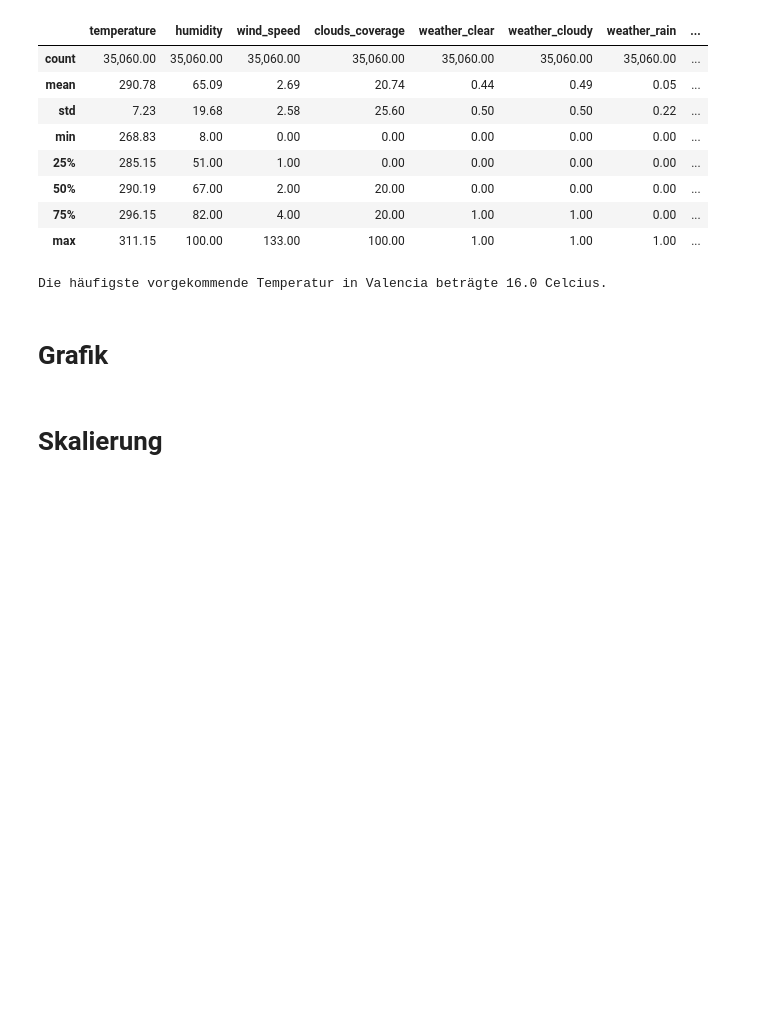
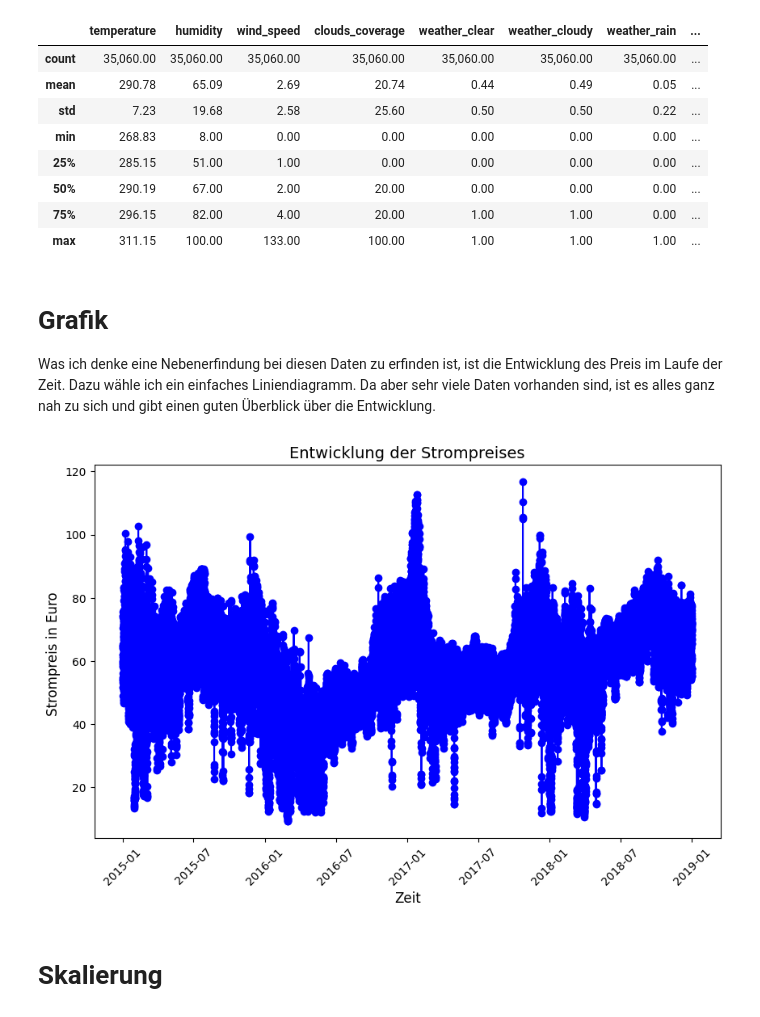
Before and after one commit to sleepz103/Machine-Learning, a Jupyter notebook: data_description.ipynb, the cells around one changed output. Drawn from its saved outputs; the diff is of its cells as text; code cells hidden in the pictures; blank space fills up the shorter version.

Commit message:
added graphic

```diff
--- a/data_description.ipynb
+++ b/data_description.ipynb
@@ -41,13 +42,26 @@ valencia_energy_data.describe().map('{:,.2f}'.format)
 | 50% | 290.19 | 67.00 | 2.00 | 20.00 | 0.00 | 0.00 | 0.00 | ... |
 | 75% | 296.15 | 82.00 | 4.00 | 20.00 | 1.00 | 1.00 | 0.00 | ... |
 | max | 311.15 | 100.00 | 133.00 | 100.00 | 1.00 | 1.00 | 1.00 | ... |
-# %%
-temperatureModeInCelcius = valencia_data["temperature"].mode() -273.15
-print(f"Die häufigste vorgekommende Temperatur in Valencia beträgte {temperatureModeInCelcius[0]} Celcius.")
-# %% [output]
-Die häufigste vorgekommende Temperatur in Valencia beträgte 16.0 Celcius.
 # %% [markdown]
 # Grafik
+Was ich denke eine Nebenerfindung bei diesen Daten zu erfinden ist, ist die Entwicklung des Preis im Laufe der Zeit. Dazu wähle ich ein einfaches Liniendiagramm. Da aber sehr viele Daten vorhanden sind, ist es alles ganz nah zu sich und gibt einen guten Überblick über die Entwicklung.
+# %%
+df = pandas.DataFrame(valencia_data)
+
+df['timestamp'] = pandas.to_datetime(df['timestamp'], format='%d/%m/%Y %H:%M')
+
+plt.figure(figsize=(10, 6))
+plt.plot(df['timestamp'], df['price'], marker='o', color='blue')
+
+plt.title("Entwicklung der Strompreises", fontsize=14)
+plt.xlabel("Zeit", fontsize=12)
+plt.ylabel("Strompreis in Euro ", fontsize=12)
+
+plt.xticks(rotation=45)
+
+plt.show()
+# %% [output]
+[figure, added]
 # %% [markdown]
 # Skalierung
 # %%
```
Also changed, not shown: parts of 3 cells of this notebook.
